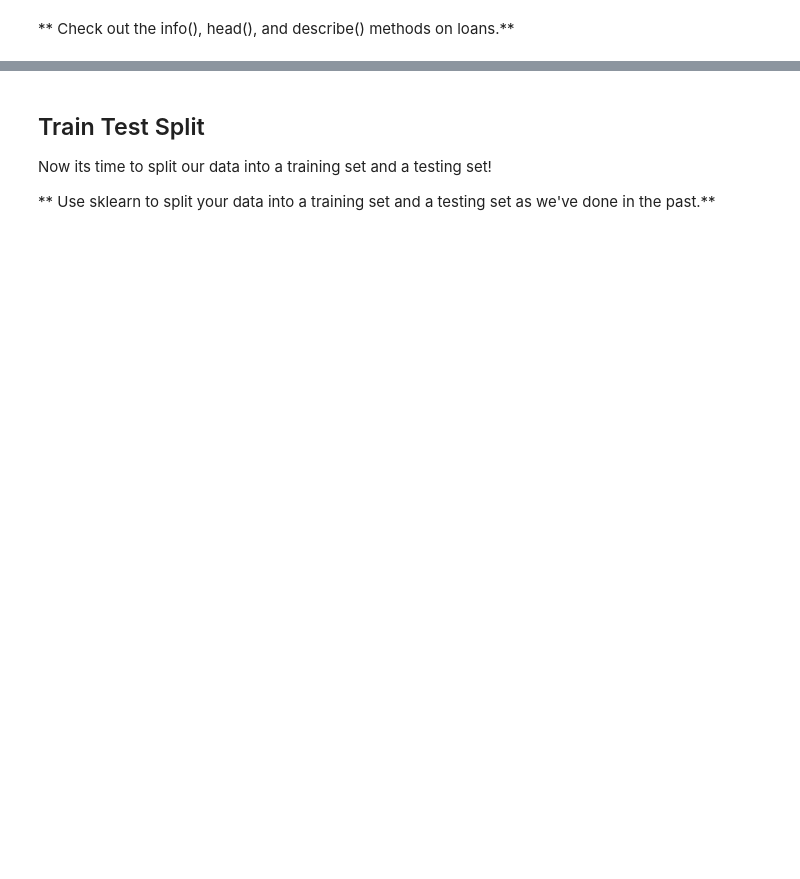
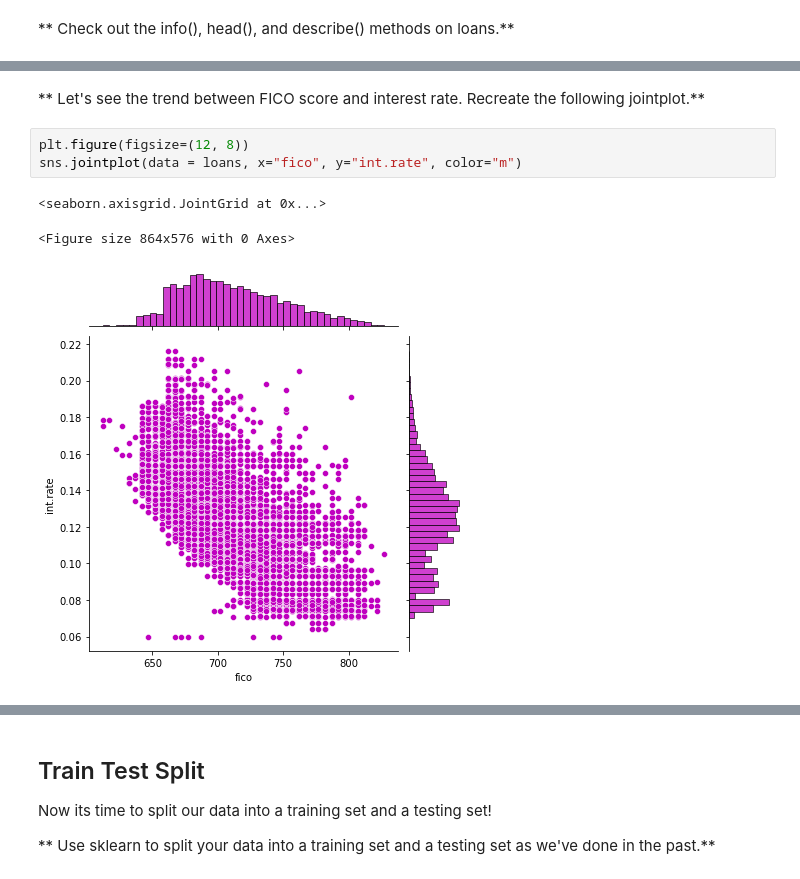
Before and after one commit to Marcelunilsson/Udemy, a Jupyter notebook: Py_DS_ML_Bootcamp/15-Decision-Trees-and-Random-Forests/02-Decision Trees and Random Forest Project.ipynb, the cells around one changed output, grey strips where cells are left out. Drawn from its saved outputs; the diff is of its cells as text; blank space fills up the shorter version.

```diff
--- a/Py_DS_ML_Bootcamp/15-Decision-Trees-and-Random-Forests/02-Decision Trees and Random Forest Project.ipynb
+++ b/Py_DS_ML_Bootcamp/15-Decision-Trees-and-Random-Forests/02-Decision Trees and Random Forest Project.ipynb
@@ -37,0 +119,9 @@ Here are what the columns represent:
+# %% [markdown]
+** Let's see the trend between FICO score and interest rate. Recreate the following jointplot.**
+# %%
+plt.figure(figsize=(12, 8))
+sns.jointplot(data = loans, x="fico", y="int.rate", color="m")
+# %% [output]
+<seaborn.axisgrid.JointGrid at 0x...>
+<Figure size 864x576 with 0 Axes>
+[figure, added]
```
Also changed, not shown: parts of 54 cells of this notebook.
